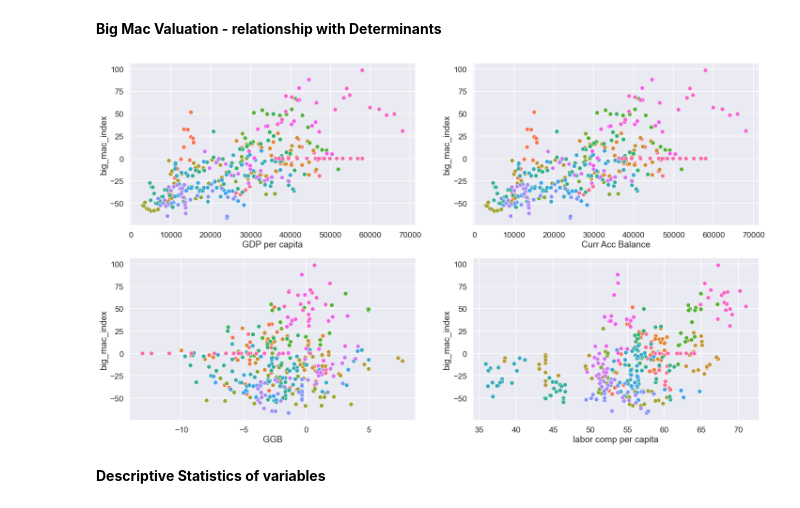
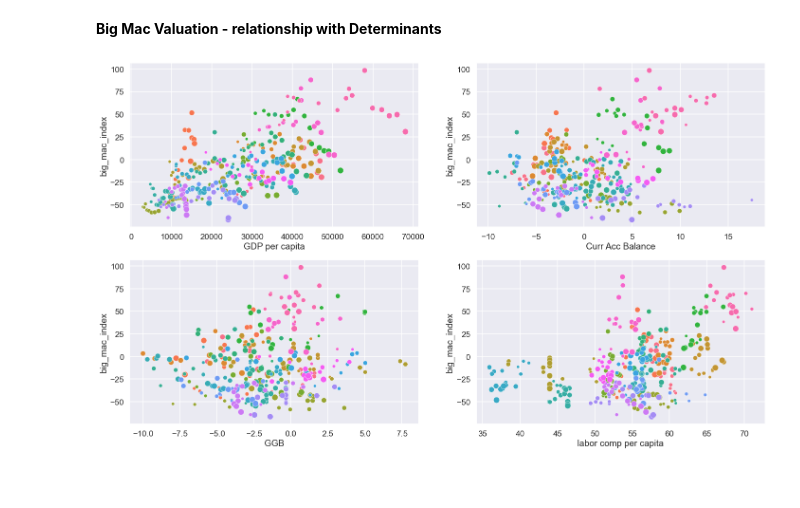
Before and after one commit to jchoubey/Big-Mac-Index-Panel-Data-Analysis, a Jupyter notebook: Data Exploration.ipynb, the cells around one changed output. Cells and saved outputs as stored; diff of their text form; code cells hidden in the pictures; blank space fills up the shorter version.

```diff
--- a/Data Exploration.ipynb
+++ b/Data Exploration.ipynb
@@ -103,11 +189,9 @@ plt.show()
 # %%
 fig, ax = plt.subplots(nrows = 2, ncols = 2, figsize = (24, 14))
 
 for idx, col in enumerate(['GDP per capita', 'Curr Acc Balance', 'GGB', 'labor comp per capita']):
     plt.sca(ax[idx//2, idx%2])
-    sns.scatterplot(data = data, x = col, y = 'big_mac_index', hue = 'name')
+    sns.scatterplot(data = data.loc[data['iso_a3'] != 'USA'], x = col, y = 'big_mac_index', hue = 'name', size = 'year')
     plt.legend([],[], frameon=False)
 # %% [output]
-[figure, old version]
+[figure, new version]
-# %% [markdown]
-**Descriptive Statistics of variables**
```
Also changed, not shown: parts of 21 cells of this notebook.
